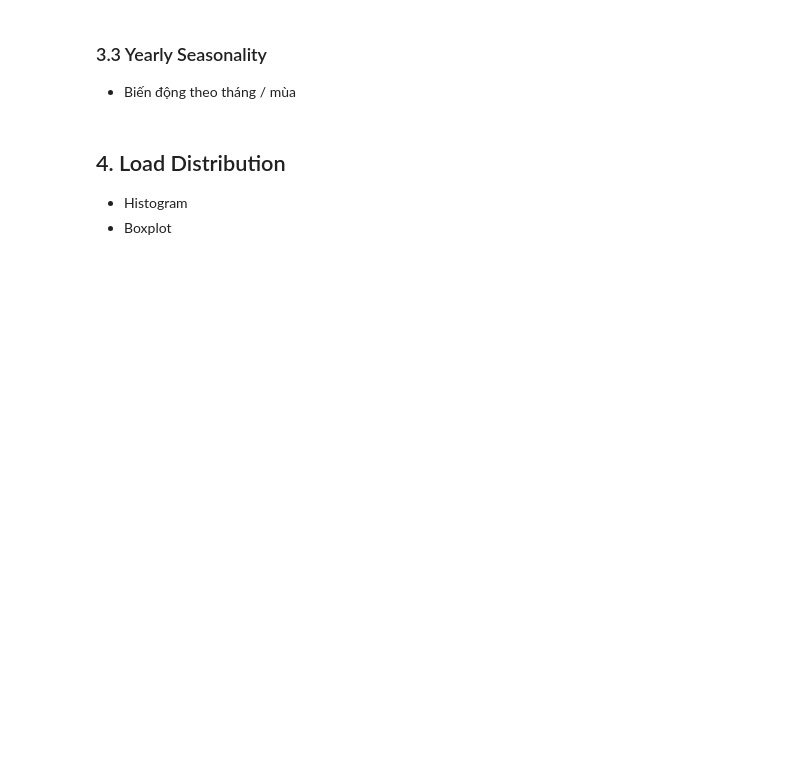
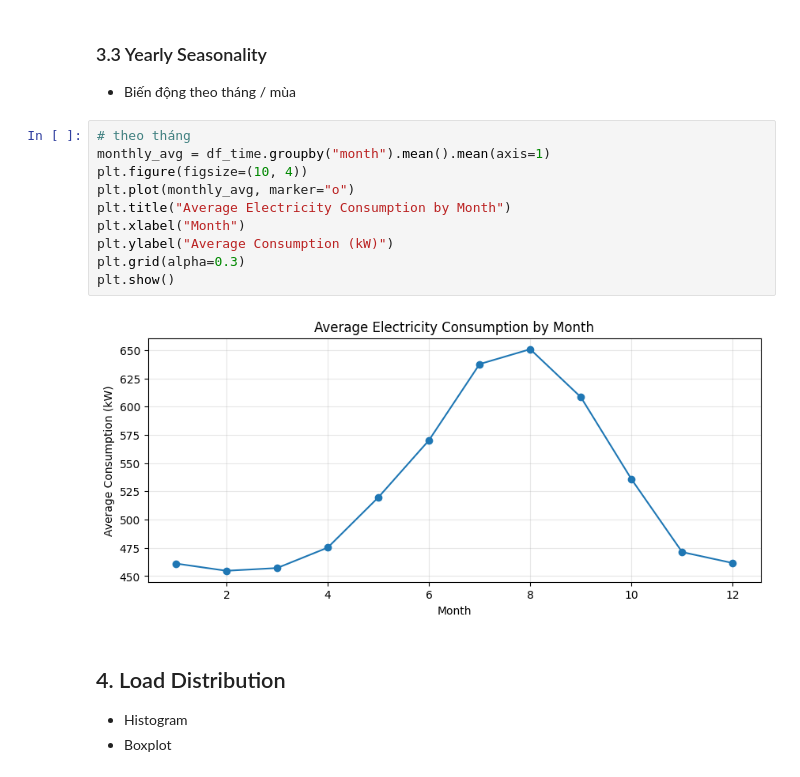
Before and after one commit to Dai-Nguyen1506/Electricity-Load-Diagrams, a Jupyter notebook: notebooks/02_eda.ipynb, the cells around one changed output. Saved outputs shown, nothing was run; the diff lists cells and outputs as text; blank space fills up the shorter version.

```diff
--- a/notebooks/02_eda.ipynb
+++ b/notebooks/02_eda.ipynb
@@ -58,6 +117,18 @@ plt.show()
 # %% [markdown]
 ### 3.3 Yearly Seasonality
 - Biến động theo tháng / mùa
+# %%
+# theo tháng
+monthly_avg = df_time.groupby("month").mean().mean(axis=1)
+plt.figure(figsize=(10, 4))
+plt.plot(monthly_avg, marker="o")
+plt.title("Average Electricity Consumption by Month")
+plt.xlabel("Month")
+plt.ylabel("Average Consumption (kW)")
+plt.grid(alpha=0.3)
+plt.show()
+# %% [output]
+[figure, added]
 # %% [markdown]
 ## 4. Load Distribution
 - Histogram
```
Also changed, not shown: parts of 12 cells of this notebook.
